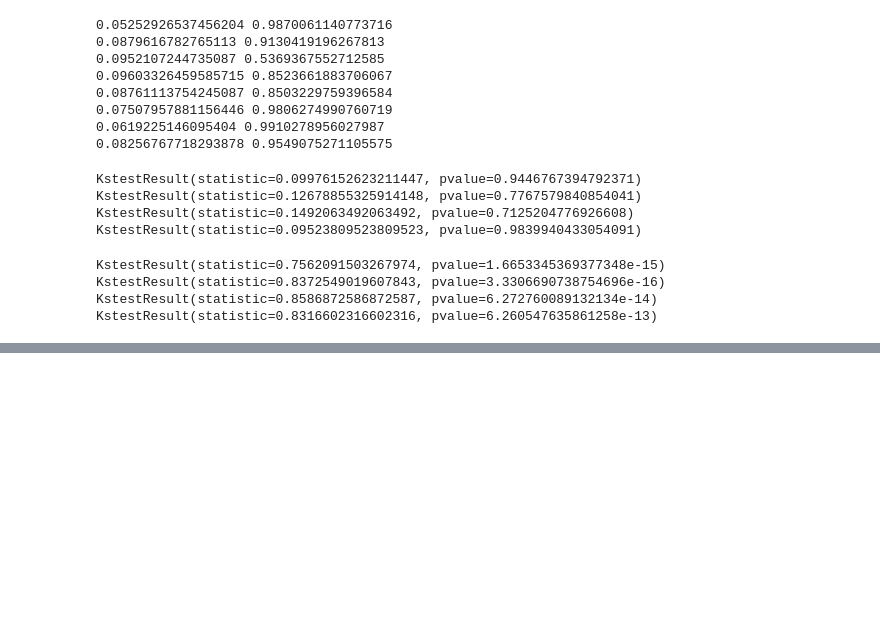
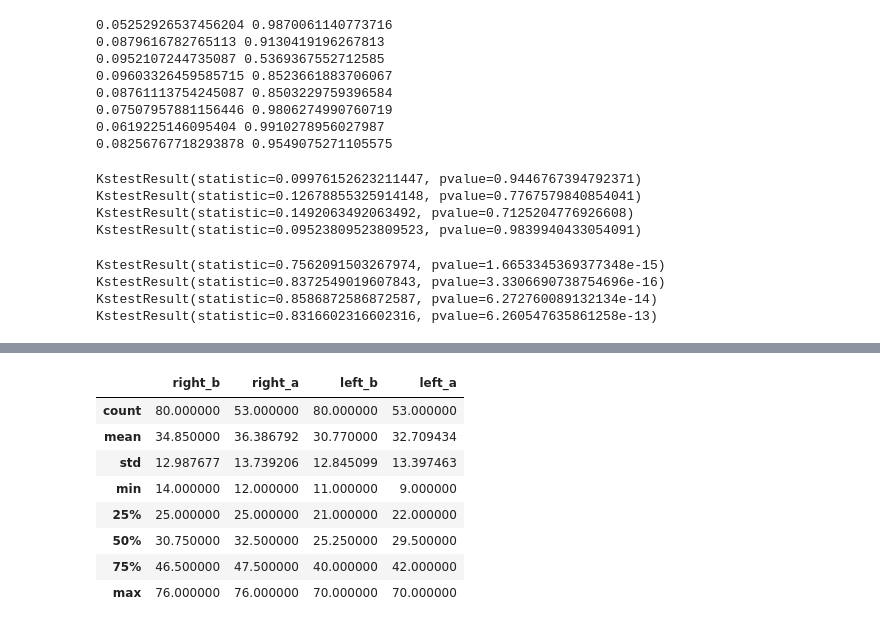
Before and after one commit to theaspect/statistics, a Jupyter notebook: work/hand.ipynb, the cells around one changed output, grey strips where cells are left out. Drawn from its saved outputs; the diff is of its cells as text; code cells hidden in the pictures; blank space fills up the shorter version.

```diff
--- a/work/hand.ipynb
+++ b/work/hand.ipynb
@@ -308,0 +355,14 @@ KstestResult(statistic=0.8316602316602316, pvalue=6.260547635861258e-13)
+# %%
+# Правши
+right = df[df["right_b"] > df["left_b"]]
+right.describe()
+# %% [output]
+|  | right_b | right_a | left_b | left_a |
+| count | 80.000000 | 53.000000 | 80.000000 | 53.000000 |
+| mean | 34.850000 | 36.386792 | 30.770000 | 32.709434 |
+| std | 12.987677 | 13.739206 | 12.845099 | 13.397463 |
+| min | 14.000000 | 12.000000 | 11.000000 | 9.000000 |
+| 25% | 25.000000 | 25.000000 | 21.000000 | 22.000000 |
+| 50% | 30.750000 | 32.500000 | 25.250000 | 29.500000 |
+| 75% | 46.500000 | 47.500000 | 40.000000 | 42.000000 |
+| max | 76.000000 | 76.000000 | 70.000000 | 70.000000 |
```
Also changed, not shown: parts of 5 cells of this notebook.
